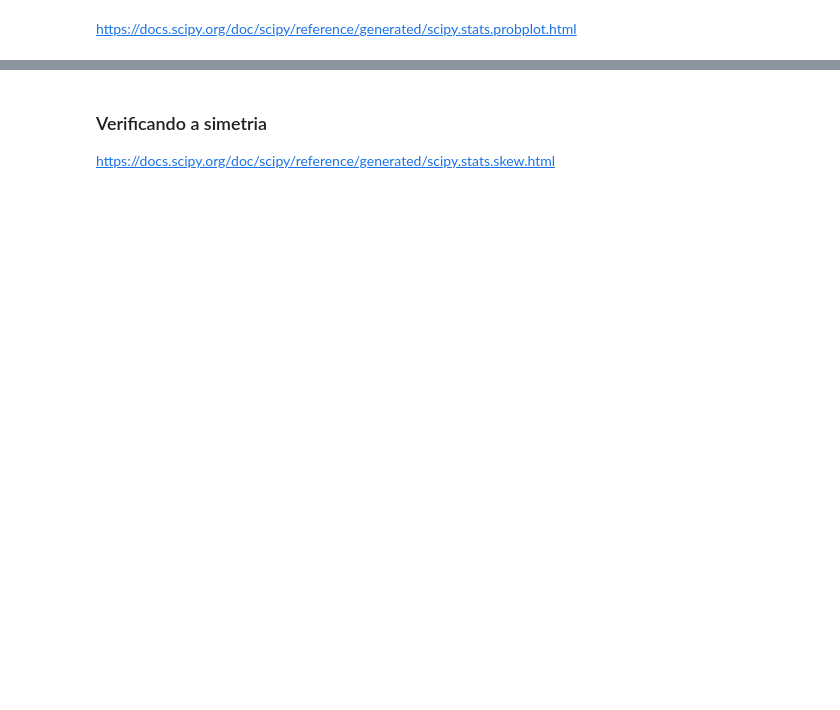
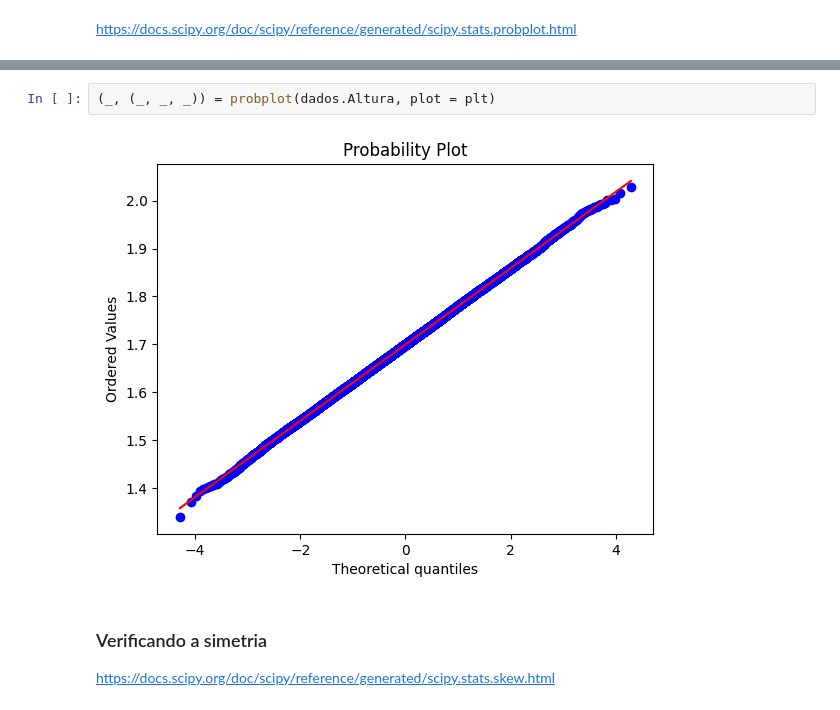
Before and after one commit to arthur-pulini/Estat-stica_com_python_5, a Jupyter notebook: Correlacao_e_Regressao.ipynb, the cells around one changed output, grey strips where cells are left out. Cells and saved outputs as stored; diff of their text form; blank space fills up the shorter version.

```diff
--- a/Correlacao_e_Regressao.ipynb
+++ b/Correlacao_e_Regressao.ipynb
@@ -1420,3 +1463,7 @@ https://docs.scipy.org/doc/scipy/reference/generated/scipy.stats.probplot.html
+# %%
+(_, (_, _, _)) = probplot(dados.Altura, plot = plt)
+# %% [output]
+[figure, added]
 # %% [markdown]
 ### Verificando a simetria
 
```
Also changed, not shown: parts of 13 cells of this notebook.
